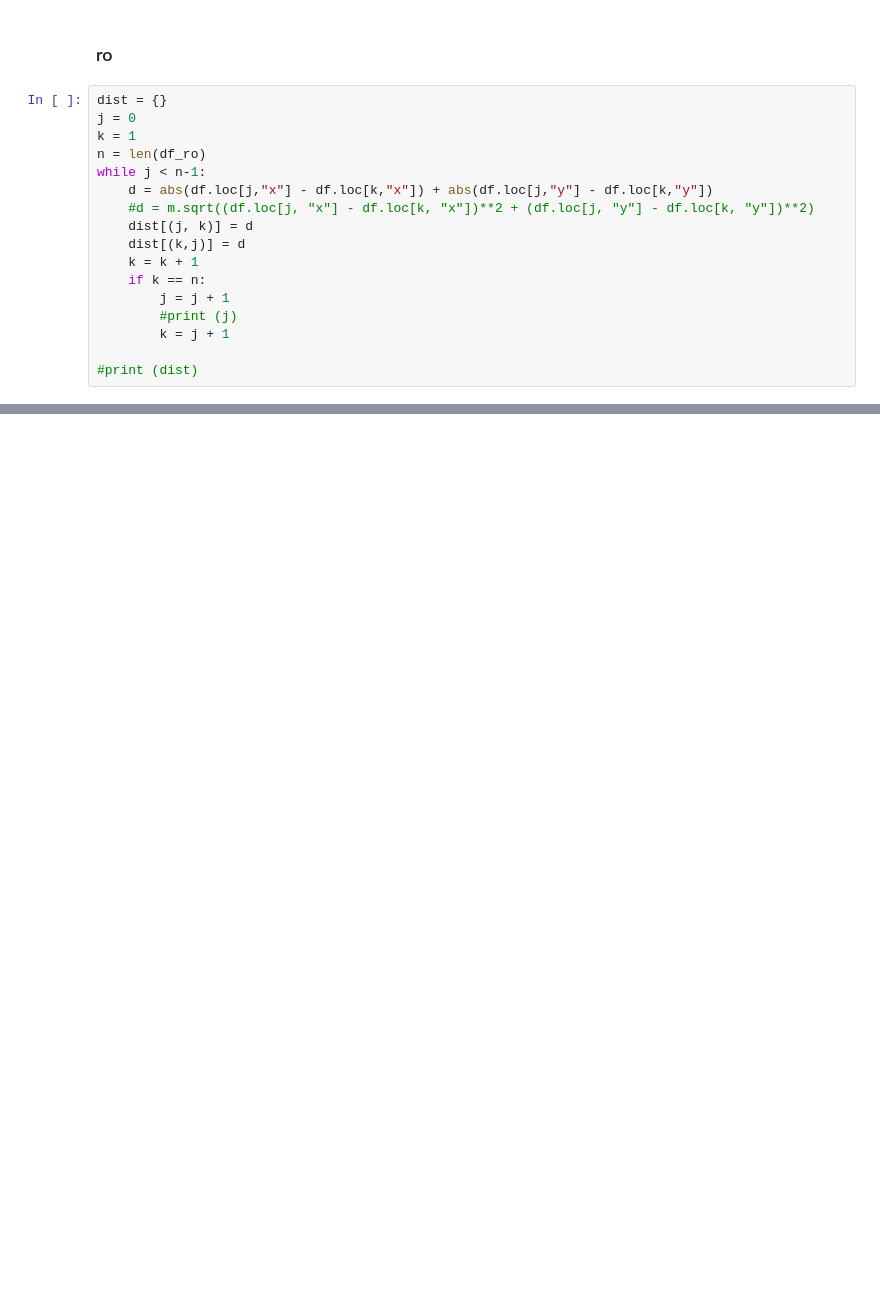
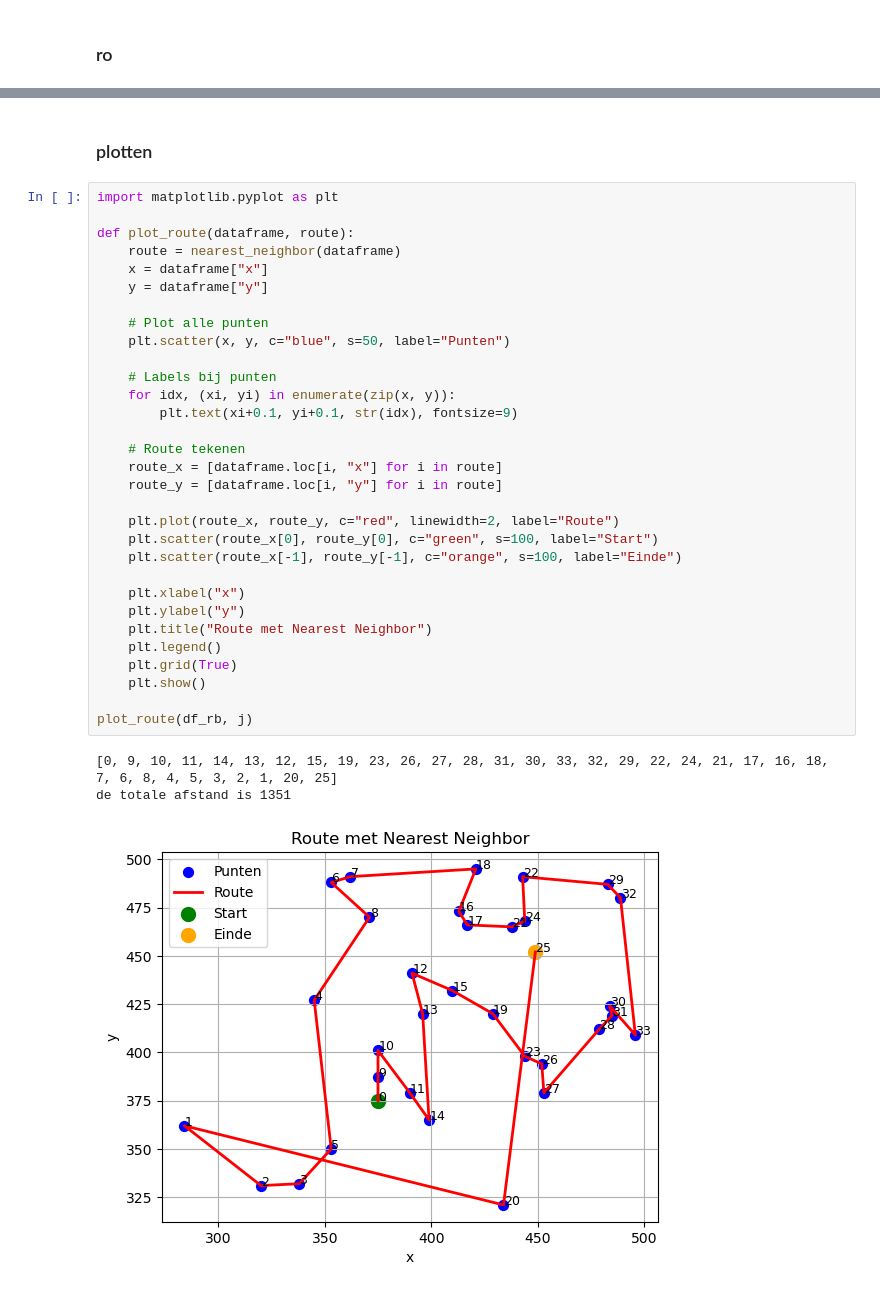
Before and after one commit to lrncjrssn/eindproject_or5, a Jupyter notebook: begin_Laurence.ipynb, the cells around one changed output, grey strips where cells are left out. Saved outputs shown, nothing was run; the diff lists cells and outputs as text; blank space fills up the shorter version.

```diff
--- a/begin_Laurence.ipynb
+++ b/begin_Laurence.ipynb
@@ -148,20 +144,3 @@ de route is [0, 30, 31, 27, 24, 22, 17, 15, 12, 11, 9, 4, 3, 8, 10, 13, 25, 32,
 # %% [markdown]
 ### ro
-# %%
-dist = {}
-j = 0
-k = 1
-n = len(df_ro)
-while j < n-1:
-    d = abs(df.loc[j,"x"] - df.loc[k,"x"]) + abs(df.loc[j,"y"] - df.loc[k,"y"])
-    #d = m.sqrt((df.loc[j, "x"] - df.loc[k, "x"])**2 + (df.loc[j, "y"] - df.loc[k, "y"])**2)
-    dist[(j, k)] = d
-    dist[(k,j)] = d
-    k = k + 1
-    if k == n:
-        j = j + 1
-        #print (j)
-        k = j + 1
-
-#print (dist)
 # %%
@@ -193,0 +200,37 @@ IndexError: list index out of range
+# %% [markdown]
+### plotten
+# %%
+import matplotlib.pyplot as plt
+
+def plot_route(dataframe, route):
+    route = nearest_neighbor(dataframe)
+    x = dataframe["x"]
+    y = dataframe["y"]
+
+    # Plot alle punten
+    plt.scatter(x, y, c="blue", s=50, label="Punten")
+
+    # Labels bij punten
+    for idx, (xi, yi) in enumerate(zip(x, y)):
+        plt.text(xi+0.1, yi+0.1, str(idx), fontsize=9)
+
+    # Route tekenen
+    route_x = [dataframe.loc[i, "x"] for i in route]
+    route_y = [dataframe.loc[i, "y"] for i in route]
+
+    plt.plot(route_x, route_y, c="red", linewidth=2, label="Route")
+    plt.scatter(route_x[0], route_y[0], c="green", s=100, label="Start")
+    plt.scatter(route_x[-1], route_y[-1], c="orange", s=100, label="Einde")
+
+    plt.xlabel("x")
+    plt.ylabel("y")
+    plt.title("Route met Nearest Neighbor")
+    plt.legend()
+    plt.grid(True)
+    plt.show()
+
+plot_route(df_rb, j)
+# %% [output]
+[0, 9, 10, 11, 14, 13, 12, 15, 19, 23, 26, 27, 28, 31, 30, 33, 32, 29, 22, 24, 21, 17, 16, 18, 7, 6, 8, 4, 5, 3, 2, 1, 20, 25]
+de totale afstand is 1351
+[figure, added]
```
Also changed, not shown: parts of 19 cells of this notebook.
